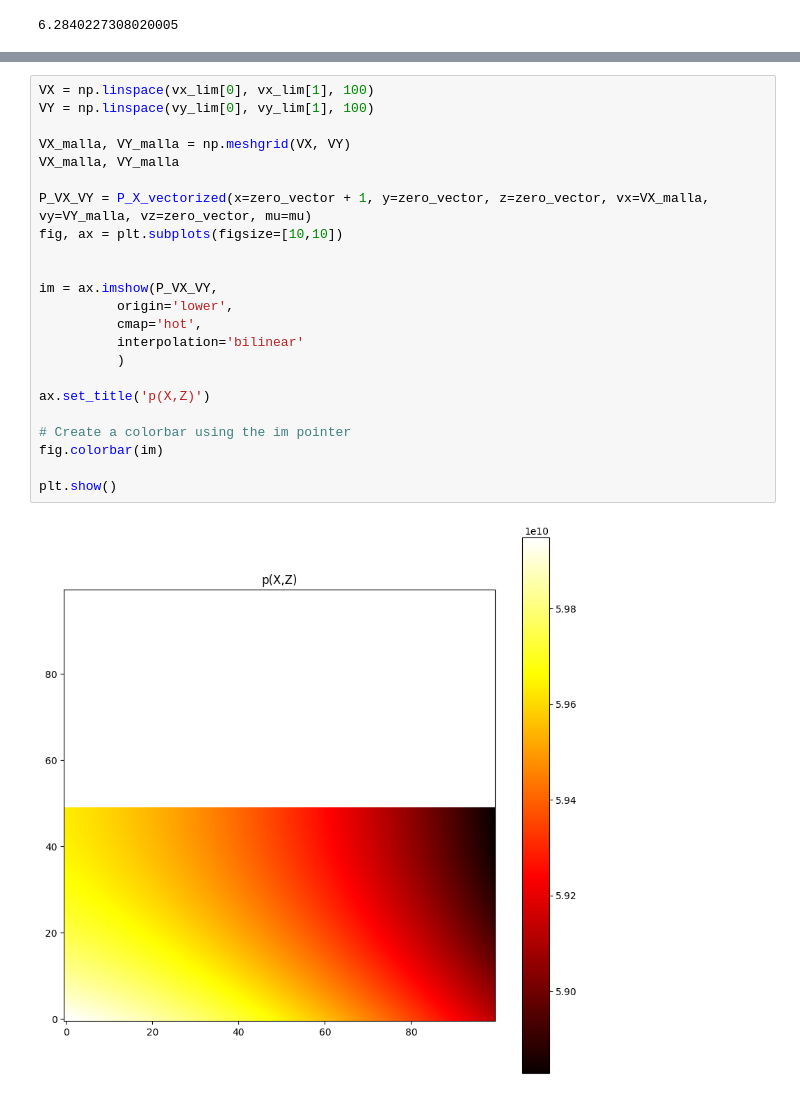
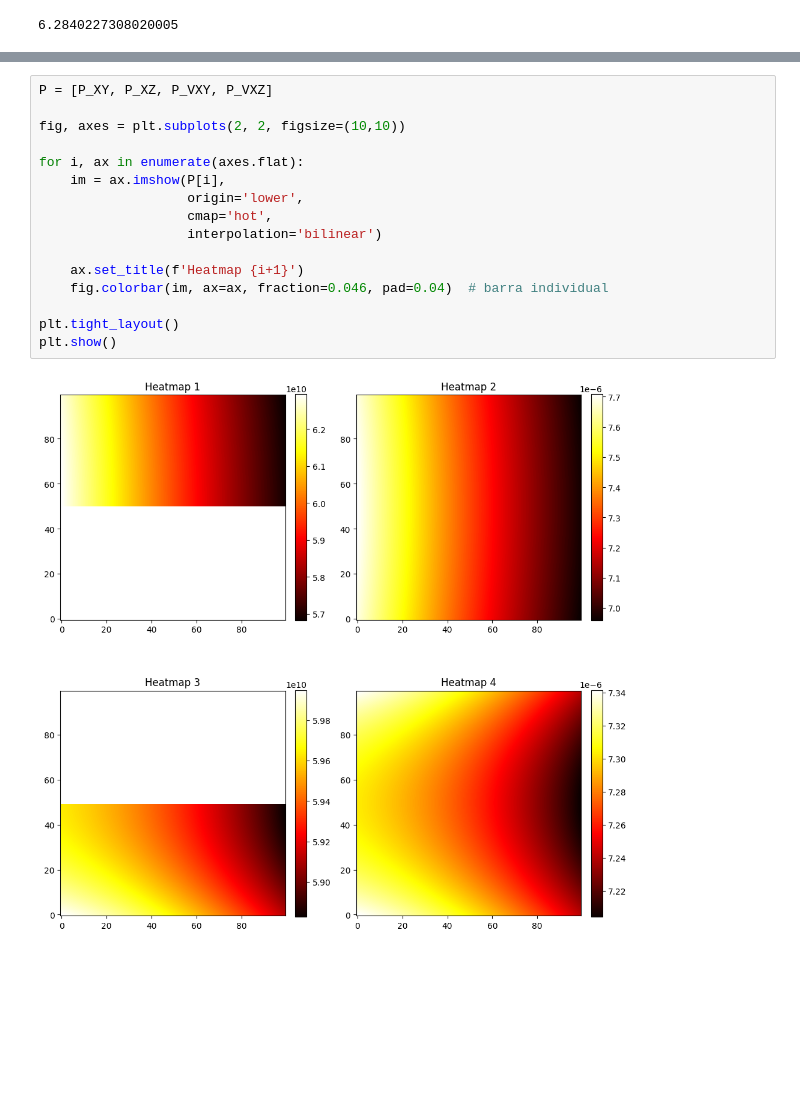
Before and after one commit to JuanitaAgudelo/TesisRepo, a Jupyter notebook: jacobian_calculations/mapping_jacobian.ipynb, the cells around one changed output, grey strips where cells are left out. Saved outputs shown, nothing was run; the diff lists cells and outputs as text; blank space fills up the shorter version.

Commit message:
all subplots

```diff
--- a/jacobian_calculations/mapping_jacobian.ipynb
+++ b/jacobian_calculations/mapping_jacobian.ipynb
@@ -322,25 +263,18 @@ plt.show()
-# %%
-VX = np.linspace(vx_lim[0], vx_lim[1], 100)
-VY = np.linspace(vy_lim[0], vy_lim[1], 100)
-
-VX_malla, VY_malla = np.meshgrid(VX, VY)
-VX_malla, VY_malla
-
-P_VX_VY = P_X_vectorized(x=zero_vector + 1, y=zero_vector, z=zero_vector, vx=VX_malla, vy=VY_malla, vz=zero_vector, mu=mu)
-fig, ax = plt.subplots(figsize=[10,10])
-
-
-im = ax.imshow(P_VX_VY,
-          origin='lower',
-          cmap='hot',
-          interpolation='bilinear'
-          )
-
-ax.set_title('p(X,Z)')
-
-# Create a colorbar using the im pointer
-fig.colorbar(im)
-
-plt.show()
-# %% [output]
-[figure, removed]
+# %%
+P = [P_XY, P_XZ, P_VXY, P_VXZ]
+
+fig, axes = plt.subplots(2, 2, figsize=(10,10))
+
+for i, ax in enumerate(axes.flat):
+    im = ax.imshow(P[i],
+                   origin='lower',
+                   cmap='hot',
+                   interpolation='bilinear')
+
+    ax.set_title(f'Heatmap {i+1}')
+    fig.colorbar(im, ax=ax, fraction=0.046, pad=0.04)  # barra individual
+
+plt.tight_layout()
+plt.show()
+# %% [output]
+[figure, added]
```
Also changed, not shown: parts of 8 cells of this notebook, 2 other files.
